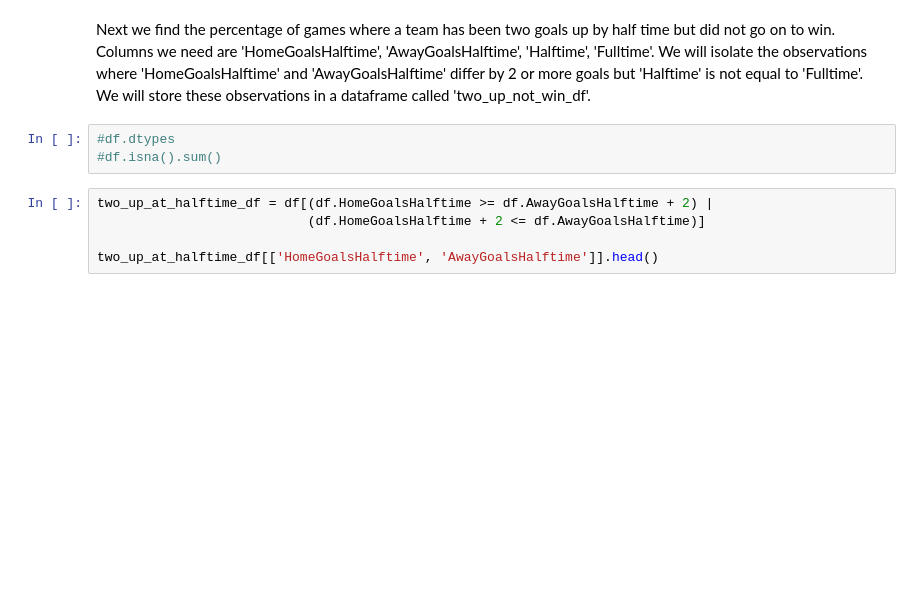
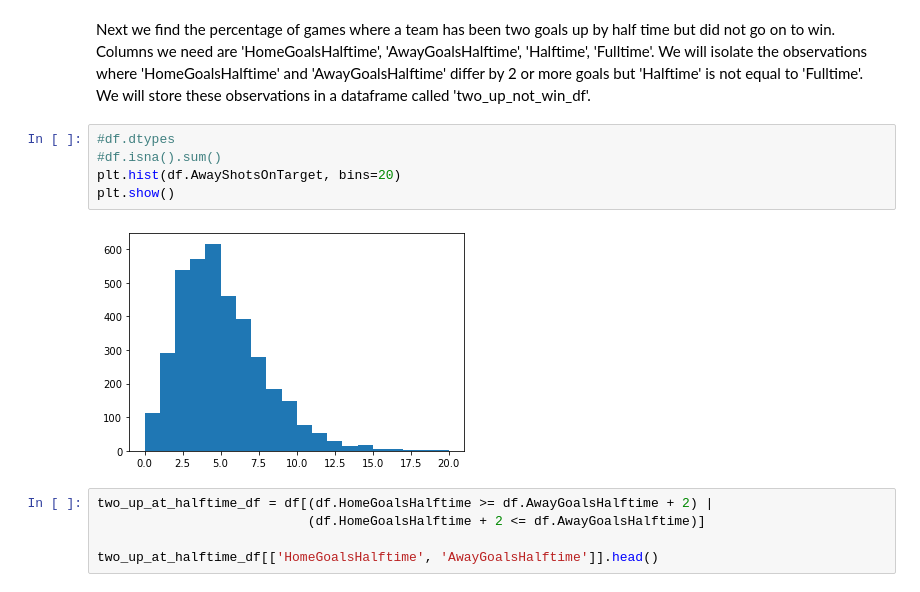
Before and after one commit to jake321southall/football-data-analysis, a Jupyter notebook: football analysis notebook.ipynb, the cells around one changed output. Drawn from its saved outputs; the diff is of its cells as text; blank space fills up the shorter version.

```diff
--- a/football analysis notebook.ipynb
+++ b/football analysis notebook.ipynb
@@ -38,6 +190,10 @@ Next we find the percentage of games where a team has been two goals up by half
 # %%
 #df.dtypes
 #df.isna().sum()
+plt.hist(df.AwayShotsOnTarget, bins=20)
+plt.show()
+# %% [output]
+[figure, added]
 # %%
 two_up_at_halftime_df = df[(df.HomeGoalsHalftime >= df.AwayGoalsHalftime + 2) |
                            (df.HomeGoalsHalftime + 2 <= df.AwayGoalsHalftime)]
```
Also changed, not shown: parts of 31 cells of this notebook.
